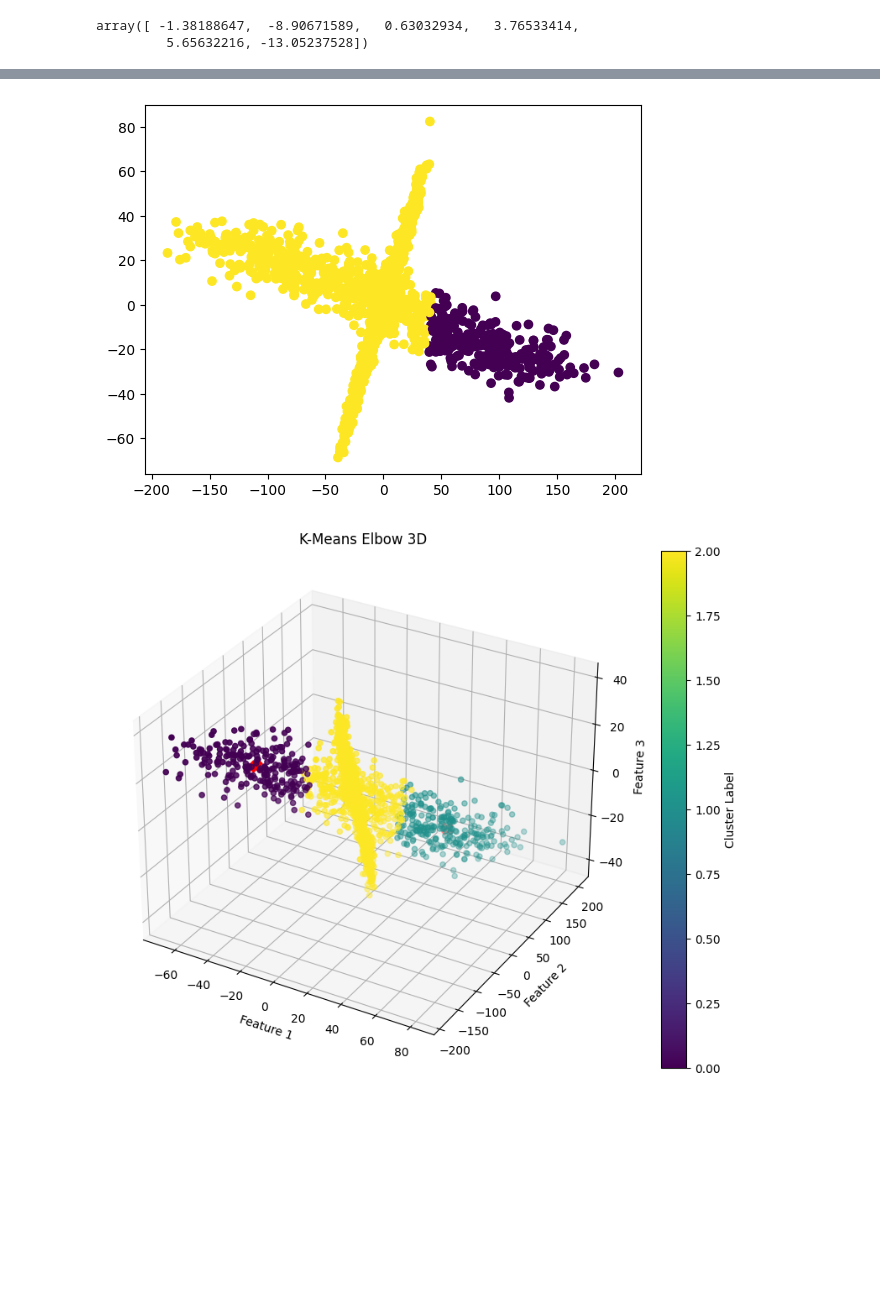
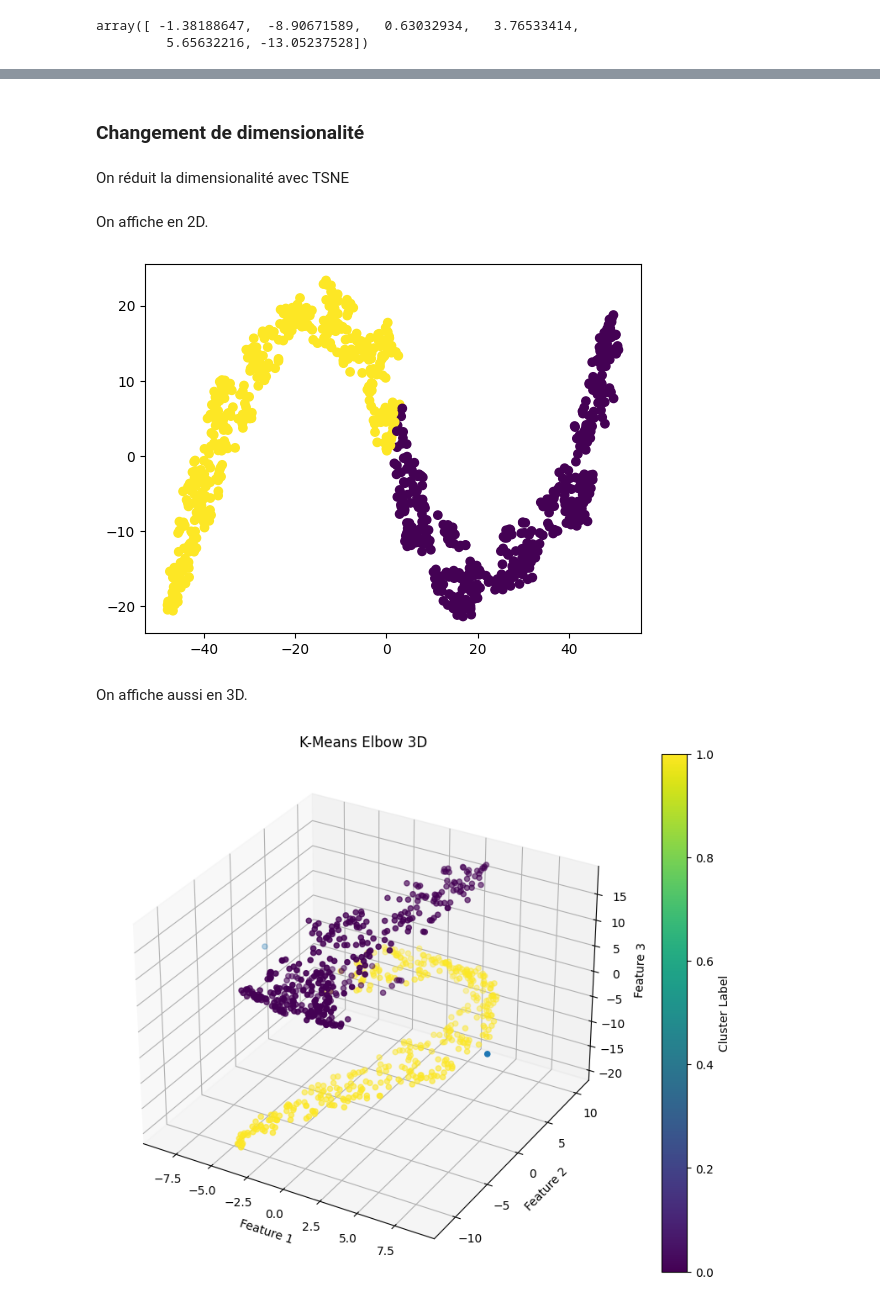
Before and after one commit to Fosowl/MachineLearningEpitech, a Jupyter notebook: exercise_2/meteo.ipynb, the cells around one changed output, grey strips where cells are left out. Drawn from its saved outputs; the diff is of its cells as text; code cells hidden in the pictures; blank space fills up the shorter version.

```diff
--- a/exercise_2/meteo.ipynb
+++ b/exercise_2/meteo.ipynb
@@ -22,0 +22,4 @@ data_reduced_3 = data.reshape(1600, 3)
+# %% [markdown]
+### Changement de dimensionalité
+# %% [markdown]
+On réduit la dimensionalité avec TSNE
@@ -23,25 +33,36 @@ data_reduced_3 = data.reshape(1600, 3)
+# %%
+from sklearn.manifold import TSNE
+
+tsne_2d = TSNE(n_components=2)
+tsne_3d = TSNE(n_components=3)
+data_reduced_2 = tsne_2d.fit_transform(data)
+data_reduced_3 = tsne_3d.fit_transform(data)
+# %% [markdown]
+On affiche en 2D.
 # %%
 kmeans = KMeans(n_clusters=2, random_state=42)
 kmeans_labels = kmeans.fit_predict(data_reduced_2)
 plt.scatter(data_reduced_2[:, 0], data_reduced_2[:, 1], c=kmeans_labels)
 plt.show()
 # %% [output]
-[figure, old version]
+[figure, new version]
+# %% [markdown]
+On affiche aussi en 3D.
 # %%
 def plot_3d(data, optimal_k):
     kmeans = KMeans(n_clusters=optimal_k, random_state=42)
     kmeans_labels = kmeans.fit_predict(data)
     fig = plt.figure(figsize=(12, 8))
     ax = fig.add_subplot(111, projection='3d')
     scatter = ax.scatter(data[:, 0], data[:, 1], data[:, 2], c=kmeans_labels, cmap='viridis')
-    ax.scatter(kmeans.cluster_centers_[:, 0], kmeans.cluster_centers_[:, 1], kmeans.cluster_centers_[:, 2], s=100, c='red', marker='X')
+    ax.scatter(kmeans.cluster_centers_[:, 0], kmeans.cluster_centers_[:, 1], kmeans.cluster_centers_[:, 2])
     ax.set_title('K-Means Elbow 3D')
     ax.set_xlabel('Feature 1')
     ax.set_ylabel('Feature 2')
     ax.set_zlabel('Feature 3')
     fig.colorbar(scatter, ax=ax, label='Cluster Label')
     plt.show()
 
-plot_3d(data_reduced_3, 3)
+plot_3d(data_reduced_3, 2)
 # %% [output]
-[figure, old version]
+[figure, new version]
```
Also changed, not shown: parts of 9 cells of this notebook, 4 other files.
